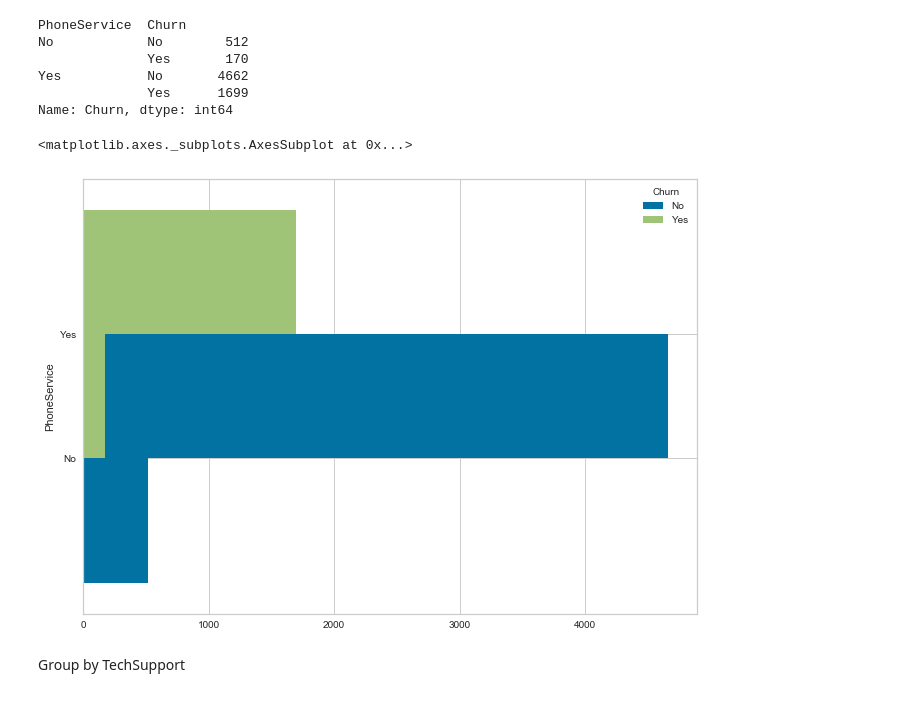
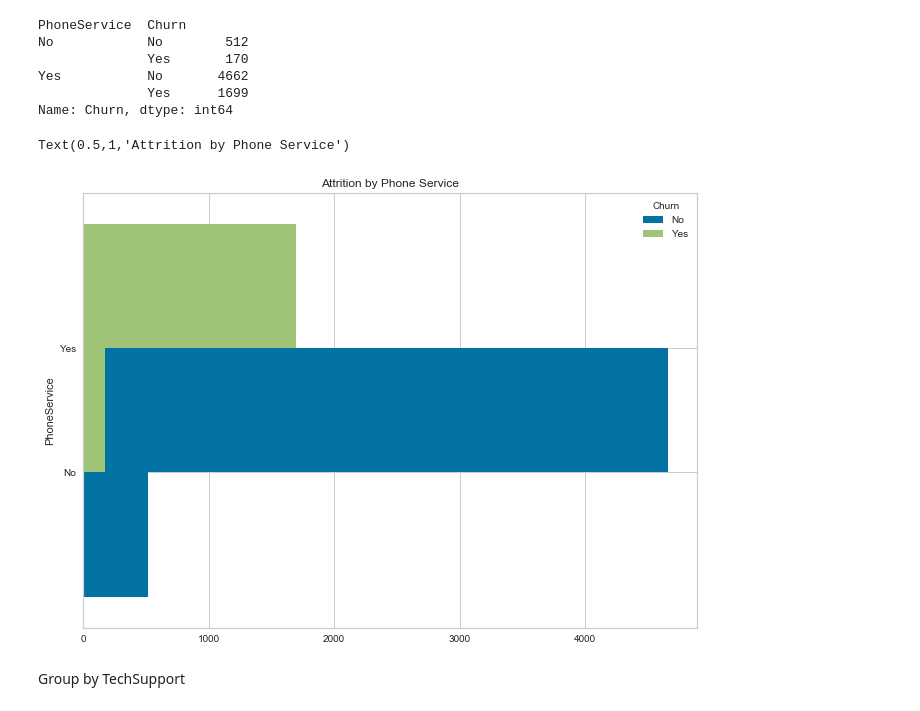
Before and after one commit to SammyOngaya/Customer-Churn-Prediction, a Jupyter notebook: predicting_customer_churn_with_random_forest.ipynb, the cells around one changed output. Drawn from its saved outputs; the diff is of its cells as text; code cells hidden in the pictures.

```diff
--- a/predicting_customer_churn_with_random_forest.ipynb
+++ b/predicting_customer_churn_with_random_forest.ipynb
@@ -157,10 +157,10 @@ Yes           No       4662
               Yes      1699
 Name: Churn, dtype: int64
 # %%
-data.groupby(['PhoneService','Churn'])['Churn'].count().unstack().plot.barh(width=2,figsize=(11, 8))
+data.groupby(['PhoneService','Churn'])['Churn'].count().unstack().plot.barh(width=2,figsize=(11, 8)).set_title('Attrition by Phone Service')
 # %% [output]
-<matplotlib.axes._subplots.AxesSubplot at 0x...>
+Text(0.5,1,'Attrition by Phone Service')
-[figure, old version]
+[figure, new version]
 # %% [markdown]
 Group by TechSupport
 # %%
```
Also changed, not shown: parts of 39 cells of this notebook.
